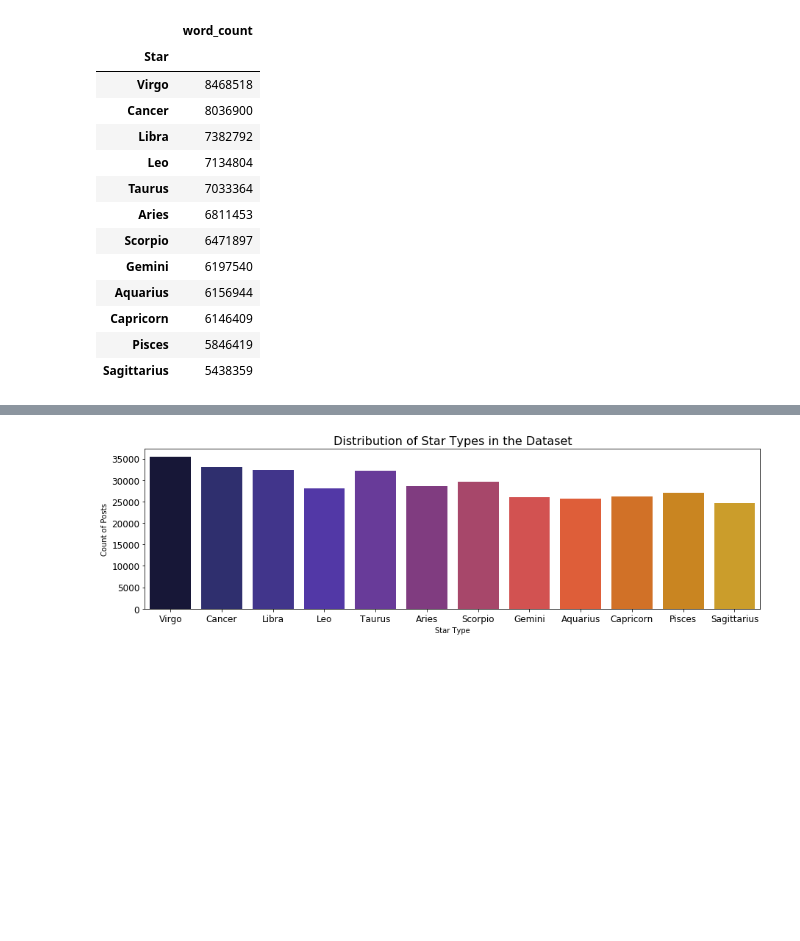
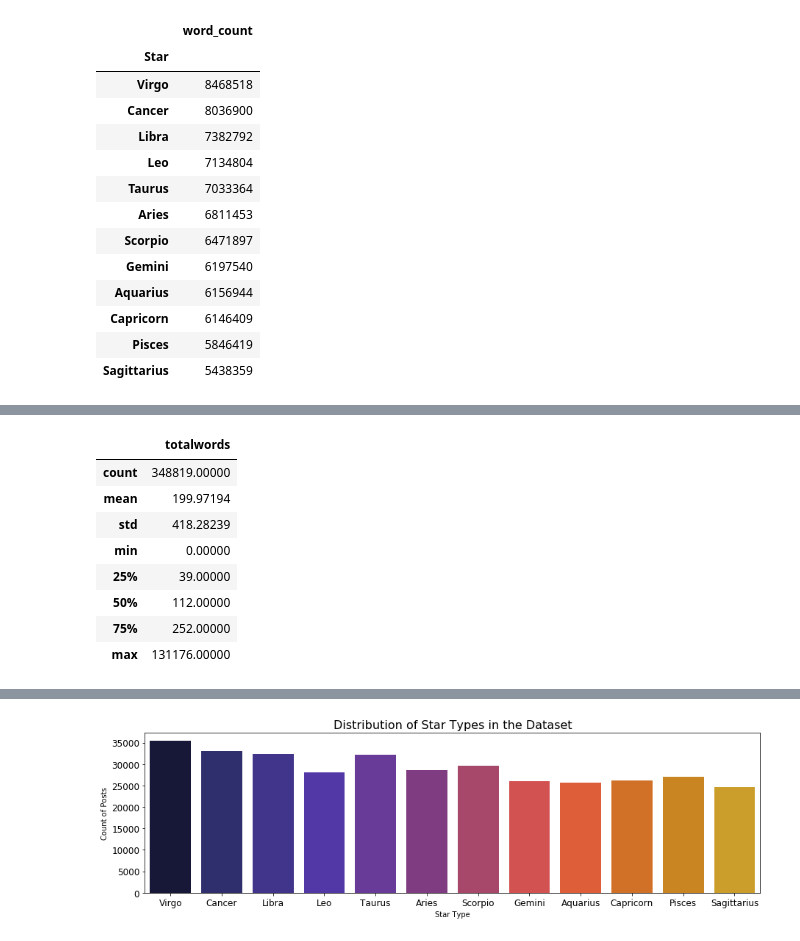
Before and after one commit to ExpertsVision/ML_DS_Tutorials, a Jupyter notebook: zodiac_star_pred.ipynb, the cells around one changed output, grey strips where cells are left out. Saved outputs shown, nothing was run; the diff lists cells and outputs as text; code cells hidden in the pictures; blank space fills up the shorter version.

```diff
--- a/zodiac_star_pred.ipynb
+++ b/zodiac_star_pred.ipynb
@@ -209,0 +240,12 @@ word_count
+# %%
+df.describe()
+# %% [output]
+|  | totalwords |
+| count | 348819.00000 |
+| mean | 199.97194 |
+| std | 418.28239 |
+| min | 0.00000 |
+| 25% | 39.00000 |
+| 50% | 112.00000 |
+| 75% | 252.00000 |
+| max | 131176.00000 |
```
Also changed, not shown: parts of 8 cells of this notebook.
